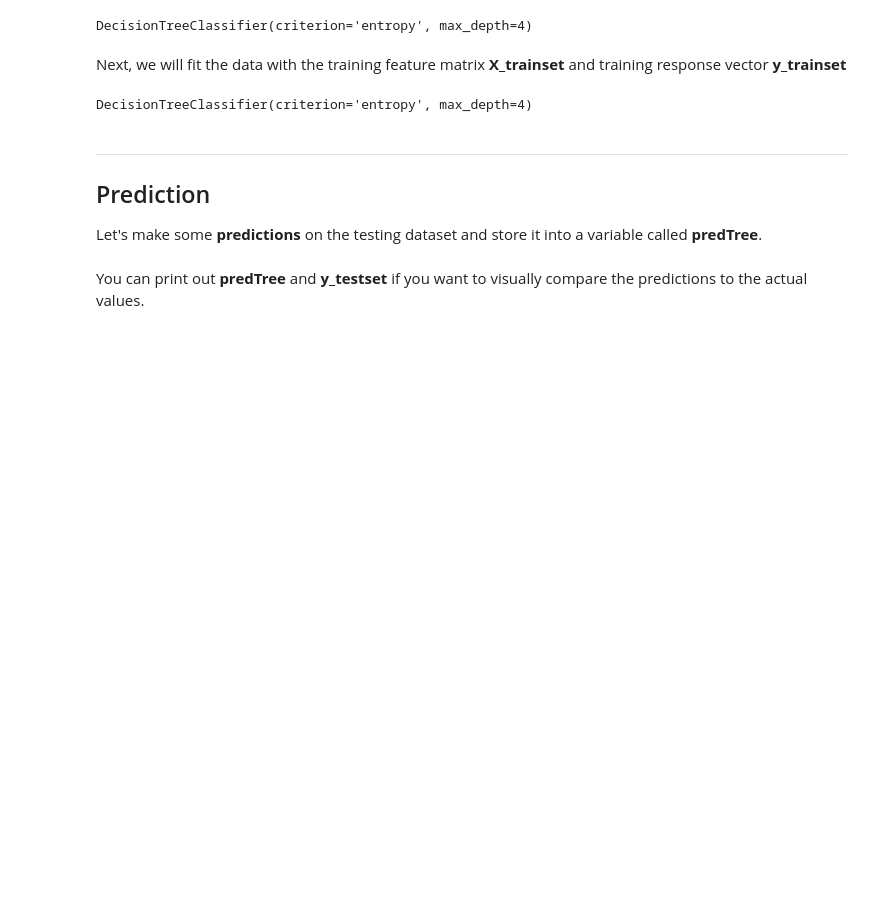
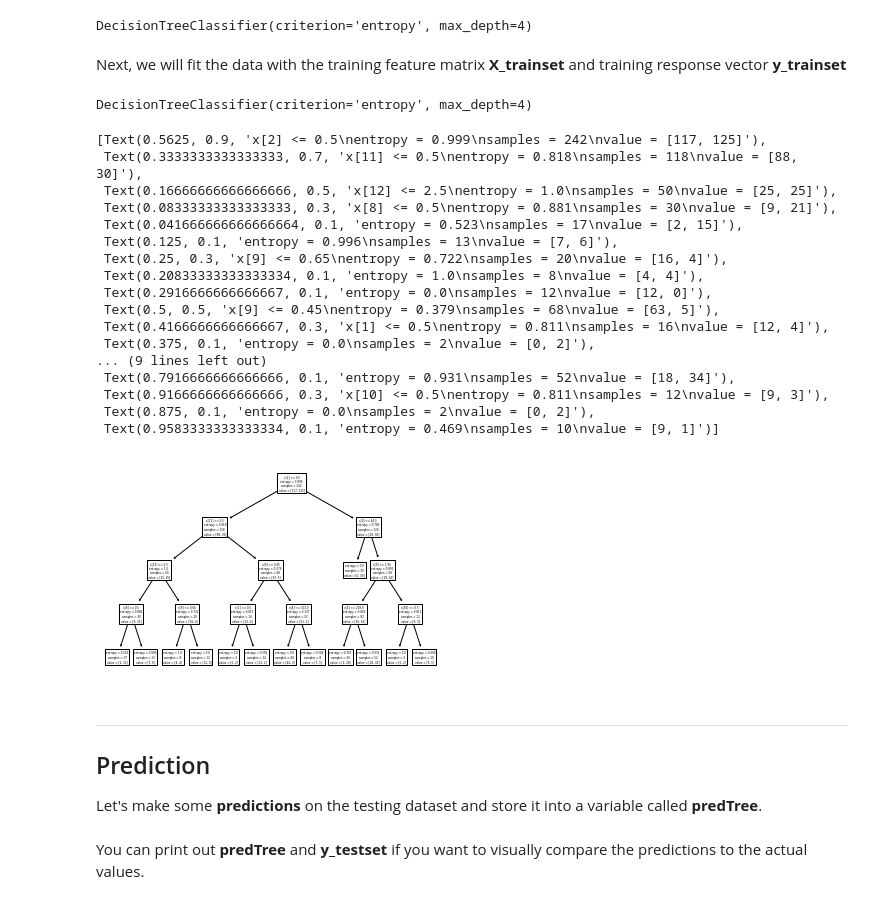
Before and after one commit to AmirrezaRahimi/Classification-Algorithms, a Jupyter notebook: Clas-Decision-Trees.ipynb, the cells around one changed output. Cells and saved outputs as stored; diff of their text form; code cells hidden in the pictures; blank space fills up the shorter version.

```diff
--- a/Clas-Decision-Trees.ipynb
+++ b/Clas-Decision-Trees.ipynb
@@ -99,3 +101,24 @@ DecisionTreeClassifier(criterion='entropy', max_depth=4)
+# %%
+tree.plot_tree(drugTree)
+# %% [output]
+[Text(0.5625, 0.9, 'x[2] <= 0.5\nentropy = 0.999\nsamples = 242\nvalue = [117, 125]'),
+ Text(0.3333333333333333, 0.7, 'x[11] <= 0.5\nentropy = 0.818\nsamples = 118\nvalue = [88, 30]'),
+ Text(0.16666666666666666, 0.5, 'x[12] <= 2.5\nentropy = 1.0\nsamples = 50\nvalue = [25, 25]'),
+ Text(0.08333333333333333, 0.3, 'x[8] <= 0.5\nentropy = 0.881\nsamples = 30\nvalue = [9, 21]'),
+ Text(0.041666666666666664, 0.1, 'entropy = 0.523\nsamples = 17\nvalue = [2, 15]'),
+ Text(0.125, 0.1, 'entropy = 0.996\nsamples = 13\nvalue = [7, 6]'),
+ Text(0.25, 0.3, 'x[9] <= 0.65\nentropy = 0.722\nsamples = 20\nvalue = [16, 4]'),
+ Text(0.20833333333333334, 0.1, 'entropy = 1.0\nsamples = 8\nvalue = [4, 4]'),
+ Text(0.2916666666666667, 0.1, 'entropy = 0.0\nsamples = 12\nvalue = [12, 0]'),
+ Text(0.5, 0.5, 'x[9] <= 0.45\nentropy = 0.379\nsamples = 68\nvalue = [63, 5]'),
+ Text(0.4166666666666667, 0.3, 'x[1] <= 0.5\nentropy = 0.811\nsamples = 16\nvalue = [12, 4]'),
+ Text(0.375, 0.1, 'entropy = 0.0\nsamples = 2\nvalue = [0, 2]'),
+... (9 lines left out)
+ Text(0.7916666666666666, 0.1, 'entropy = 0.931\nsamples = 52\nvalue = [18, 34]'),
+ Text(0.9166666666666666, 0.3, 'x[10] <= 0.5\nentropy = 0.811\nsamples = 12\nvalue = [9, 3]'),
+ Text(0.875, 0.1, 'entropy = 0.0\nsamples = 2\nvalue = [0, 2]'),
+ Text(0.9583333333333334, 0.1, 'entropy = 0.469\nsamples = 10\nvalue = [9, 1]')]
+[figure, added]
 # %% [markdown]
 <hr>
 
```
Also changed, not shown: parts of 4 cells of this notebook, 1 other file.
